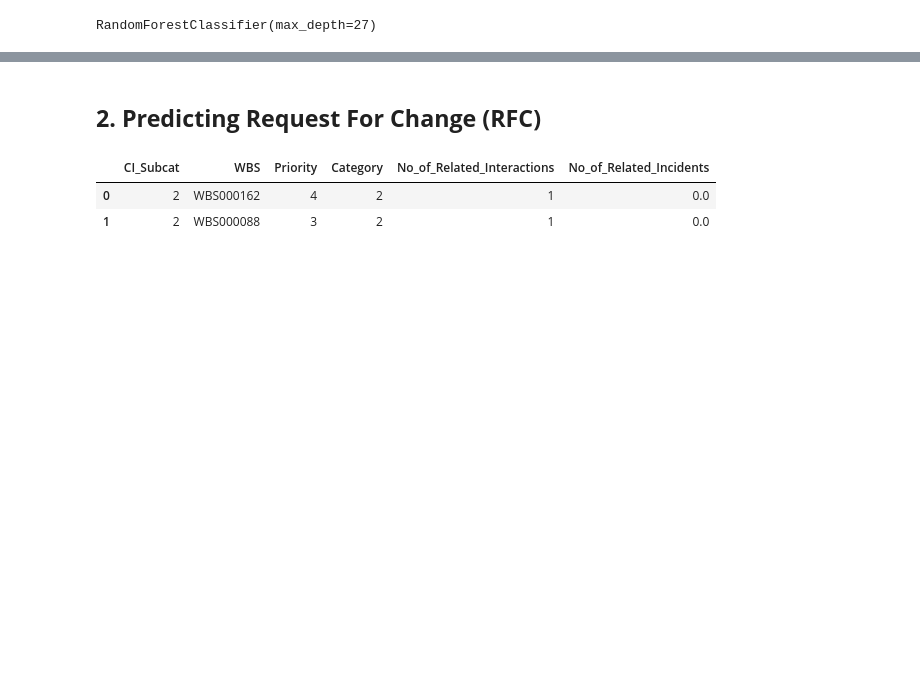
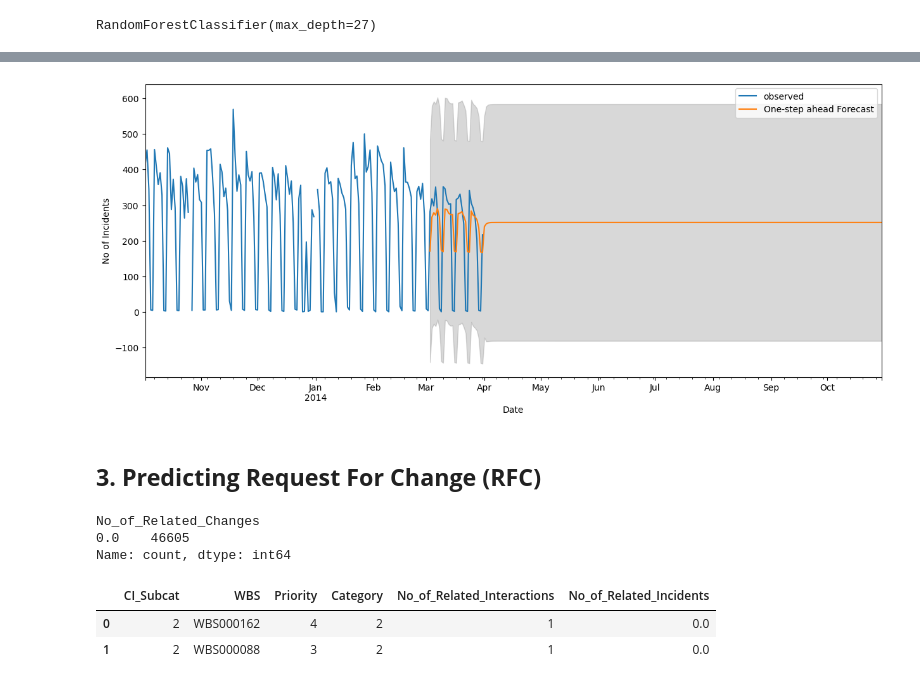
Before and after one commit to Dishantkharkar/ITSM-ML-Improvement-ABC-Tech, a Jupyter notebook: Data Preprocessing and Feature Engineering.ipynb, the cells around one changed output, grey strips where cells are left out. Cells and saved outputs as stored; diff of their text form; code cells hidden in the pictures; blank space fills up the shorter version.

Commit message:
Model 2

```diff
--- a/Data Preprocessing and Feature Engineering.ipynb
+++ b/Data Preprocessing and Feature Engineering.ipynb
@@ -2020,0 +2226,5 @@ array([[  89,   10,   40,   19],
+# %%
+# Choosing the model with minimum AIC and the ARIMA Model for Time Series Forecasting
+mod = sm.tsa.statespace.SARIMAX(data2,order=(1,1,1))
+results = mod.fit()
+print(results.summary().tables[1])
@@ -2020,0 +2239,5 @@ array([[  89,   10,   40,   19],
+# %%
+# Predicting the future values and the confidence interval
+pred = results.get_prediction(start=pd.to_datetime('2014-3-3'),end=pd.to_datetime('2014-10-30'),dynamic=False)
+pred_ci = pred.conf_int()
+pred.predicted_mean.round()
@@ -2021,9 +2257,25 @@ array([[  89,   10,   40,   19],
+# %%
+ax = data2['2013':].plot(label='observed')
+pred.predicted_mean.plot(ax=ax,label='One-step ahead Forecast',figsize=(15, 6))
+ax.fill_between(pred_ci.index,pred_ci.iloc[:,0],pred_ci.iloc[:,1],color='grey',alpha=0.3)
+ax.set_xlabel('Date')
+ax.set_ylabel('No of Incidents')
+plt.legend()
+plt.show()
+# %% [output]
+[figure, added]
 # %% [markdown]
-## **2. Predicting Request For Change (RFC)**
+## **3. Predicting Request For Change (RFC)**
 # %%
 # Selecting the predictors
 X1 = data.loc[:,['CI_Subcat','WBS','Priority','Category','No_of_Related_Interactions','No_of_Related_Incidents']]
 y1 = data.No_of_Related_Changes
+# %%
+y1.value_counts()
+# %% [output]
+No_of_Related_Changes
+0.0    46605
+Name: count, dtype: int64
 # %%
 X1.head(2)
 # %% [output]
```
Also changed, not shown: parts of 36 cells of this notebook.
